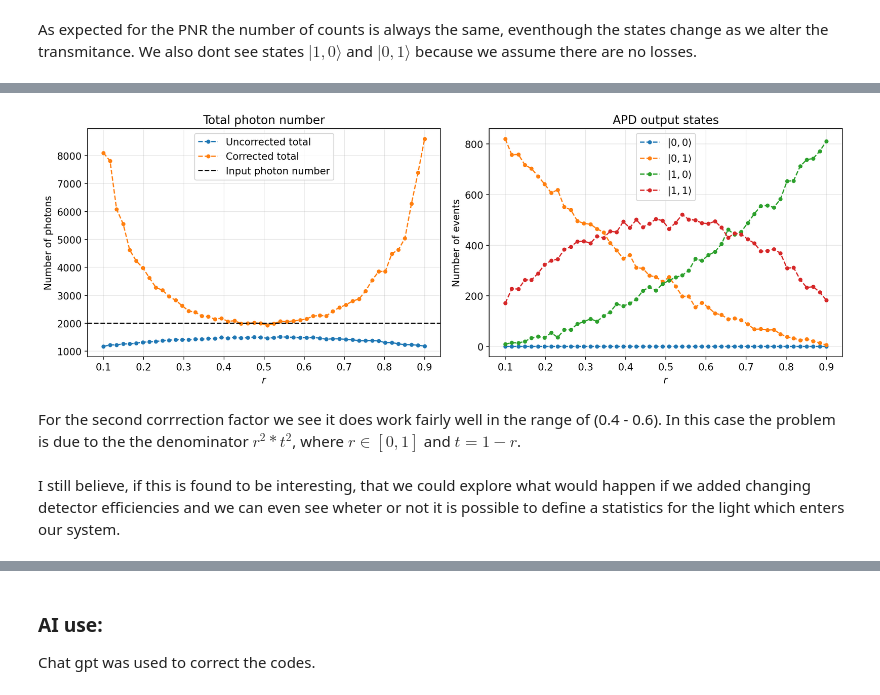
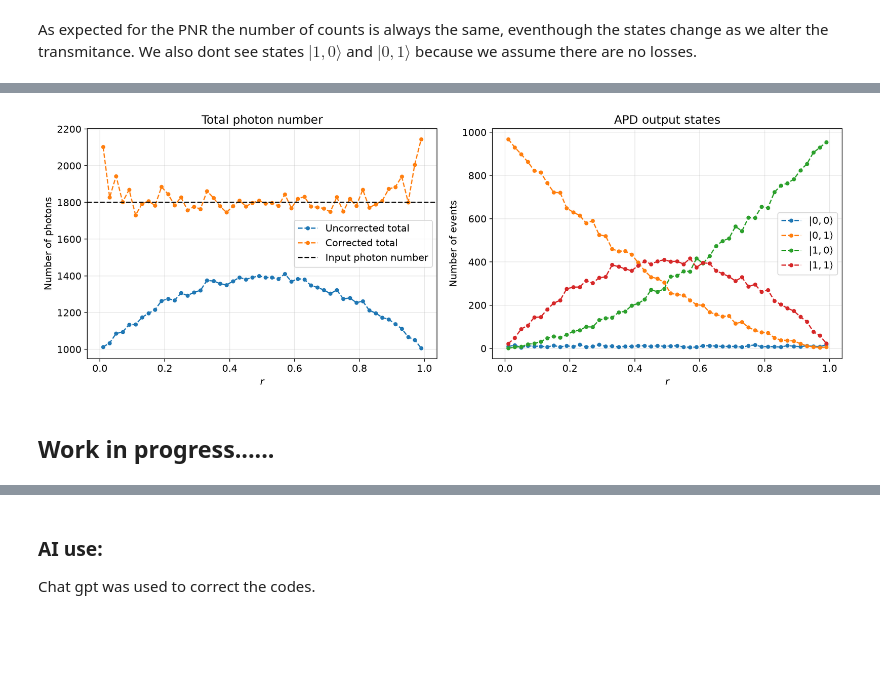
Before and after one commit to pedr19faria/BinSat, a Jupyter notebook: Binary_Saturation.ipynb, the cells around one changed output, grey strips where cells are left out. Saved outputs shown, nothing was run; the diff lists cells and outputs as text; code cells hidden in the pictures; blank space fills up the shorter version.

```diff
--- a/Binary_Saturation.ipynb
+++ b/Binary_Saturation.ipynb
@@ -139,11 +130,12 @@ def simple():
 etas = np.linspace(0.01, 1, 50)
 
 
-state = pcvl.BasicState('|2>') # estado inicial = estado final (reflexao)
+state = pcvl.BasicState('|2>')
+
 result=[]
 p0_APD=[]
 p1_APD=[]
-p2_APD=[]
+
 
 for eta in etas:
     proc = pcvl.Processor("SLOS", simple())
@@ -160,7 +152,7 @@ for eta in etas:
     result.append(res)
     p0_APD.append(res.get(pcvl.BasicState([0]), 0.0))
     p1_APD.append(res.get(pcvl.BasicState([1]), 0.0))
-    p2_APD.append(res.get(pcvl.BasicState([2]), 0.0))
+
 
 ### Expected results:
 
@@ -617,0 +623,8 @@ As we can see the correction factor correctly gave us the total photon count. Al
+# %%
+eta1 = 0.9
+eta2 = 0.9
+
+### Although we can obviously set different eta's, it is better for the visualization purpose to keep them the same.
+### This guarantees that we always have a easy to calculate expected total number counts.
+### if they were different as we changed the transmitance the number count would increase.
+## this is not a problem!! But just to keep a pretty graph I will keep the efficiencies the same.
@@ -618,3 +809,5 @@ As we can see the correction factor correctly gave us the total photon count. Al
+# %%
+eta1 = 0.9; eta2 = 0.9
 # %%
 state = pcvl.BasicState('|2,0>')
 result = []
@@ -622,7 +815,7 @@ result = []
 n_samples = 1000
 
 # Reflectivity range
-rs = np.linspace(0.1, 0.9, 50)
+rs = np.linspace(0.01, 0.99, 50)
 
 # Total number of detected photons/clicks
 total_photons_apd = []
@@ -634,16 +827,22 @@ for r in rs:
 
     proc = pcvl.Processor(
         "SLOS",
-        coincidence(r)
+        coincidence(r),
+        noise=pcvl.NoiseModel(brightness=1.)
     )
 
     proc.with_input(state)
 
+
+    detector1 = pcvl.Detector.threshold() # PNR
+    detector1.efficiency = eta1 # efficiency
+    proc.add(0, detector1)
+
+    detector2= pcvl.Detector.threshold() # PNR
+    detector2.efficiency = eta2 # efficiency
+    proc.add(1, detector2)
+
     proc.min_detected_photons_filter(0)
-
-    # APD / threshold detectors
-    proc.add(0, pcvl.Detector.threshold())
-    proc.add(1, pcvl.Detector.threshold())
 
     sampler = pcvl.algorithm.Sampler(proc)
 
@@ -684,8 +883,8 @@ for r in rs:
     C = counts['11']
     t = 1 - r
 
-    # OLD correction
-    M = ((t**4 + r**4) / (2 * t**2 * r**2)) * C
+    # Correction
+    M = ((t*eta1) / (2*eta2 * r) + (eta2*r) / (2*eta1 * t)) * C
 
     total_photons_apd.append(N_photons + M)
     corrected_photons.append(M)
@@ -747,7 +946,7 @@ ax1.plot(
 
 # True number of photons entering the circuit
 ax1.axhline(
-    2 * n_samples,
+    2 * n_samples*eta1,
     color='black',
     linestyle='--',
     linewidth=1.5,
@@ -786,35 +985,33 @@ ax2.plot(
 
 ax2.plot(
     rs,
     n10,
     'o--',
     linewidth=1.5,
     markersize=4,
     label=r'$|1,0\rangle$'
 )
 
 ax2.plot(
     rs,
     n11,
     'o--',
     linewidth=1.5,
     markersize=4,
     label=r'$|1,1\rangle$'
 )
 
 ax2.set_xlabel(r'$r$')
 ax2.set_ylabel('Number of events')
 ax2.set_title('APD output states')
 
 ax2.grid(True, alpha=0.3)
 ax2.legend()
 
 
 plt.tight_layout()
 plt.show()
 # %% [output]
-[figure, old version]
+[figure, new version]
-# %% [markdown]
-For the second corrrection factor we see it does work fairly well in the range of (0.4 - 0.6). In this case the problem is due to the the denominator $r^2*t^2$, where $r \in [0,1]$ and $t = 1-r$.
-# %% [markdown]
-I still believe, if this is found to be interesting, that we could explore what would happen if we added changing detector efficiencies and we can even see wheter or not it is possible to define a statistics for the light which enters our system.
+# %% [markdown]
+## Work in progress......
```
Also changed, not shown: parts of 35 cells of this notebook.
